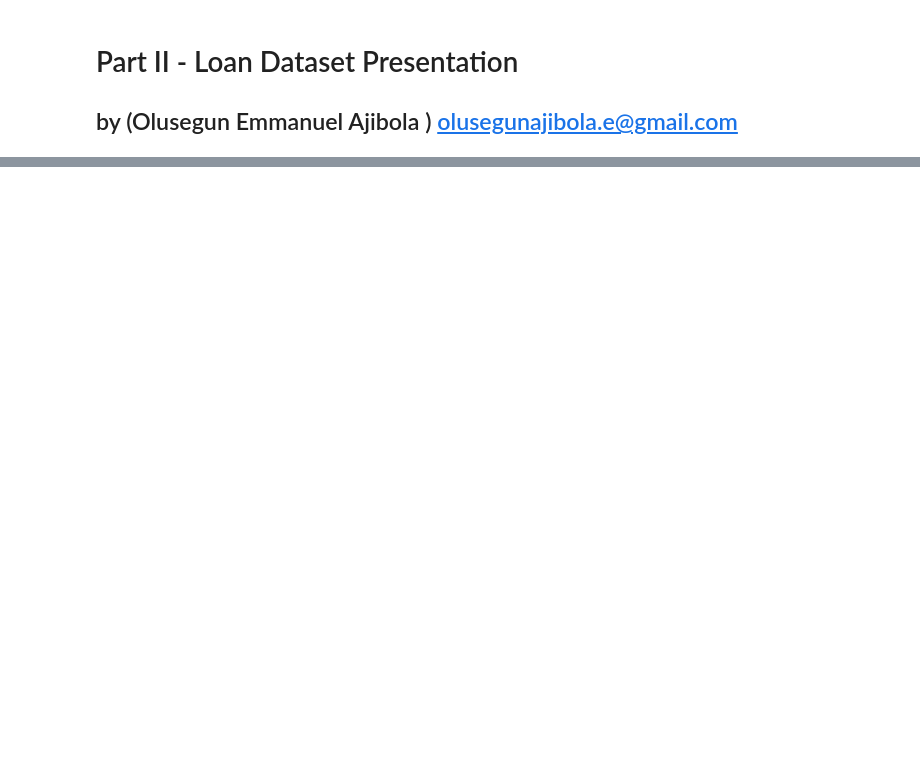
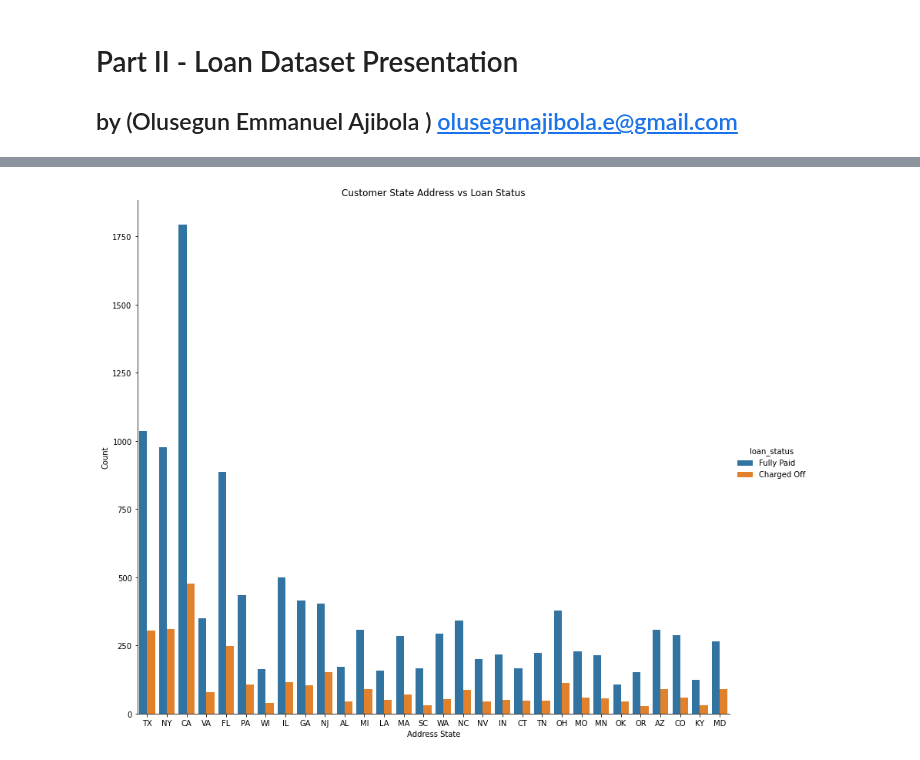
Before and after one commit to olusegunajibola/lloyds-bigdata-loan-customers, a Jupyter notebook: A Data Strategy/Part_II_slide_deck_data_strategy_loans.ipynb, the cells around one changed output, grey strips where cells are left out. Drawn from its saved outputs; the diff is of its cells as text; code cells hidden in the pictures; blank space fills up the shorter version.

```diff
--- a/A Data Strategy/Part_II_slide_deck_data_strategy_loans.ipynb
+++ b/A Data Strategy/Part_II_slide_deck_data_strategy_loans.ipynb
@@ -32,2 +39,4 @@ warnings.simplefilter("ignore")
 # %%
 # load in the dataset into a pandas dataframe
+loan_data_clean = pd.read_csv('loan_data_cleaned_v2.0.csv')
+loan = loan_data_clean.copy()
@@ -59,0 +47,10 @@ but feel free to add more if you'd like!
+# %%
+sort = loan.groupby(['addr_state'])['loan_status'].count().sort_values(ascending = False).index[:30] # pick top 30 states
+loan_top_30_states = loan[loan['addr_state'].isin(sort)]
+loan_top_30_states['addr_state'] = loan_top_30_states['addr_state'].astype('object')
+sb.catplot(data = loan_top_30_states, x="addr_state", hue="loan_status", kind = 'count', height=10, aspect=11.7/10);
+plt.xlabel('Address State')
+plt.ylabel('Count')
+plt.title('Customer State Address vs Loan Status') ;
+# %% [output]
+[figure, added]
```
Also changed, not shown: parts of 17 cells of this notebook, 1 other file.
